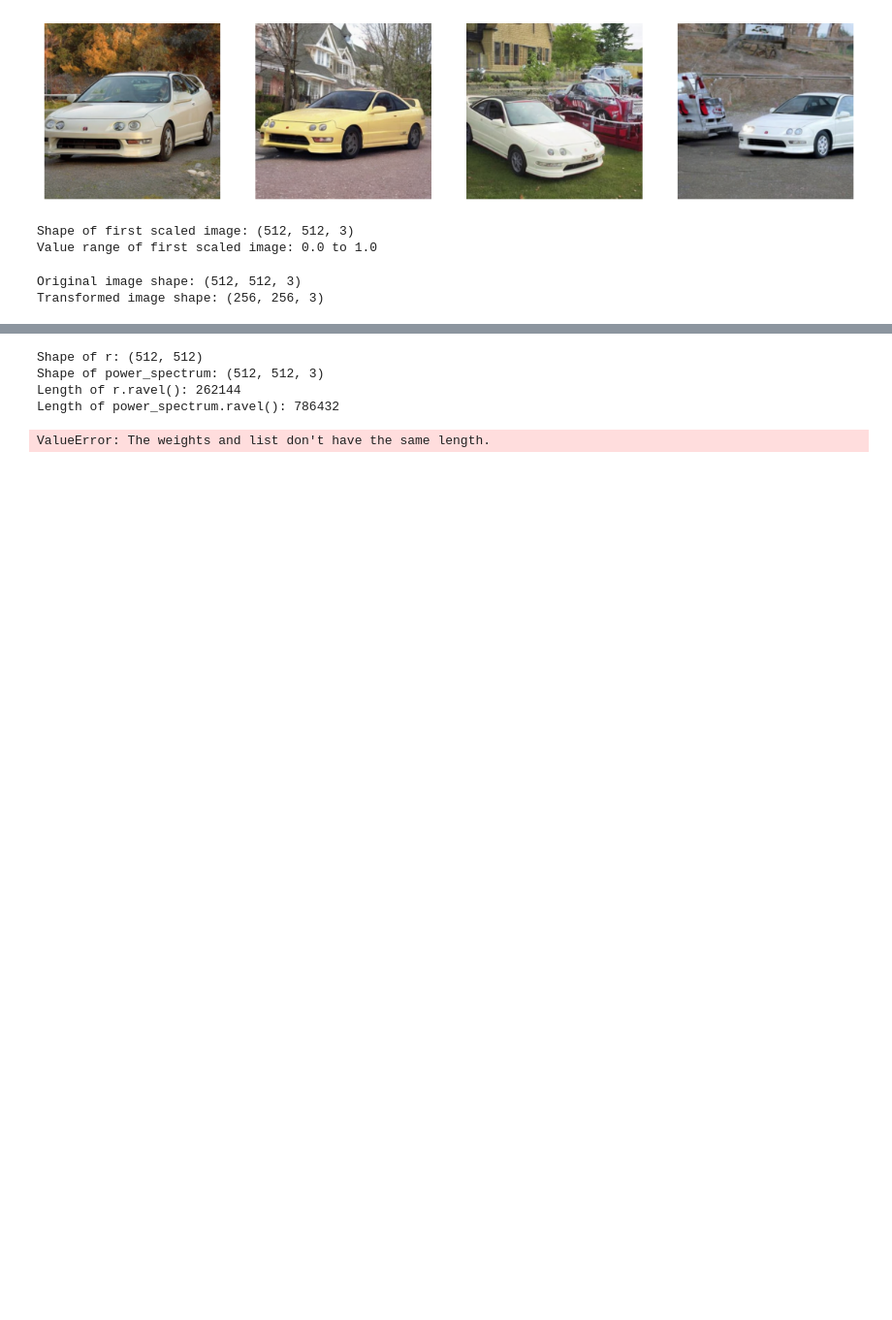
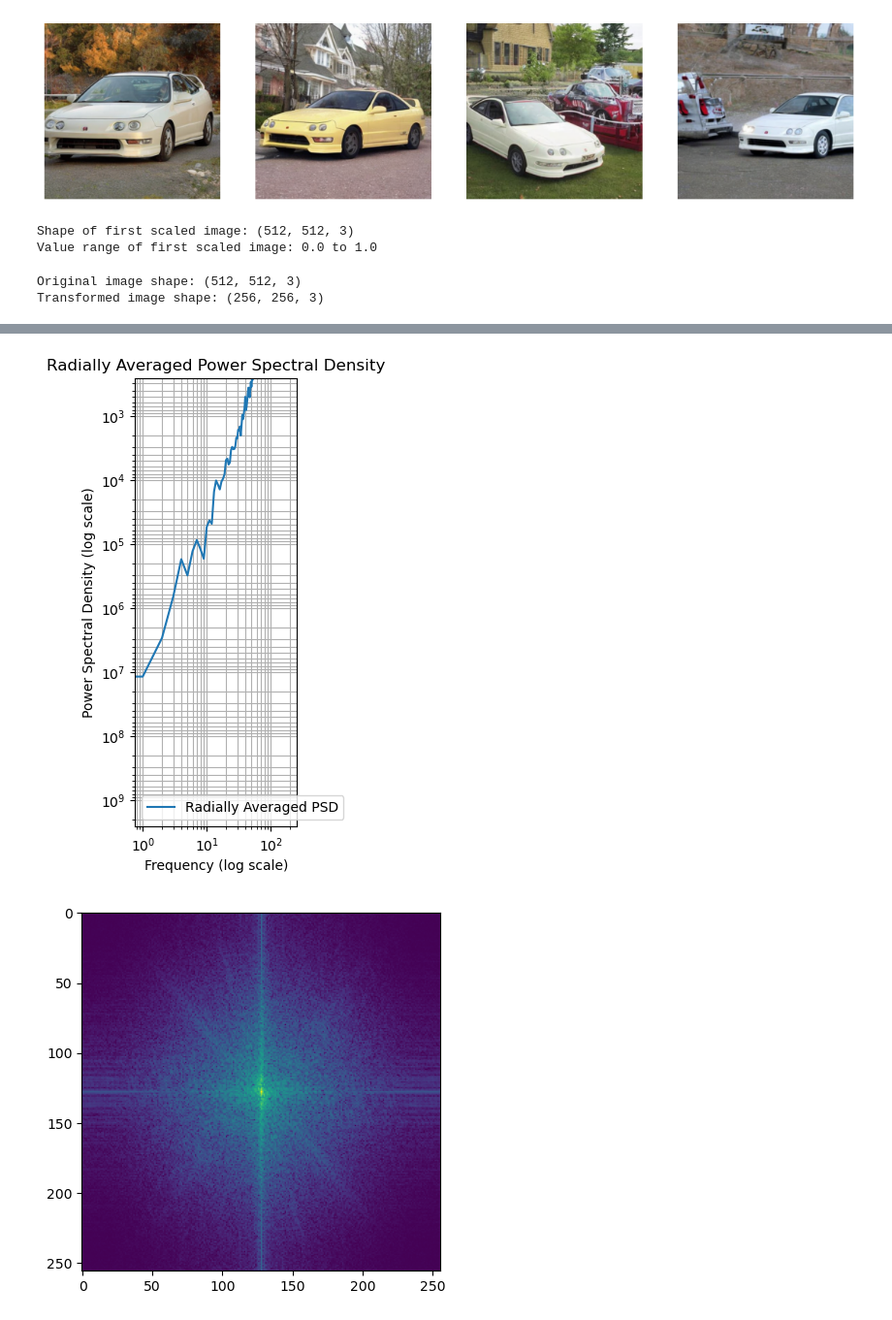
Before and after one commit to asbjornhp/Deeplearning-Group16, a Jupyter notebook: preprocessing.ipynb, the cells around one changed output, grey strips where cells are left out. Shown at 97% size. Drawn from its saved outputs; the diff is of its cells as text; code cells hidden in the pictures; blank space fills up the shorter version.

Commit message:
fixed the errors from the previous commit

```diff
--- a/preprocessing.ipynb
+++ b/preprocessing.ipynb
@@ -180,41 +180,59 @@ for k in range(num_displayed_examples):
 # %%
 # Frequency analysis of images
 
 
 for k in range(num_displayed_examples):
 
+    image_data = transformed_synth_cars[k]['image']
+
+    for channel in range(image_data.shape[2]):  # Loop over RGB channels
+        channel_data = image_data[..., channel]
+
+
+        # Compute power spectrum for this channel
+        f_transform = np.fft.fft2(channel_data)
+        f_transform_shifted = np.fft.fftshift(f_transform)
+        pow_spec = np.abs(f_transform_shifted) ** 2
+
+
     # Computing the power spectrum
-    spec = np.fft.fftshift(np.fft.fft2(scaled_cars_synth[k]))
+
+    spec = np.fft.fftshift(np.fft.fft2(channel_data))
     spec = np.abs(spec)
     spec = np.log(spec + 1)
-    pow_spec = np.abs(spec)**2
+
+    #pow_spec = np.abs(spec)**2
 
     # Creating a radial grid
-    ny, nx, _ = pow_spec.shape
+    ny, nx = pow_spec.shape
     y, x = np.indices((ny, nx))
     center_y, center_x = ny // 2, nx // 2
     r = np.sqrt((x - center_x)**2 + (y - center_y)**2)
 
-    print("Shape of r:", r.shape)
-    print("Shape of power_spectrum:", pow_spec.shape)
-    print("Length of r.ravel():", len(r.ravel()))
-    print("Length of power_spectrum.ravel():", len(pow_spec.ravel()))
 
-    # Radial binning -ERRORS
+    # Radial binning
     r = r.astype(np.int32)
     r_max = r.max()
     psd = np.bincount(r.ravel(), weights=pow_spec.ravel()) / np.bincount(r.ravel())
 
     # Generate frequencies for plotting
-    freqs = np.fft.fftfreq(nx, d=1)[:nx//2]  # Frequencies for the PSD (normalized)
+    freqs = np.arange(len(psd))  # Frequencies for the PSD (normalized)
+
+    plt.figure(figsize=(8, 6))
+    #plt.subplot(2, num_displayed_examples, k + 1)
+    plt.imshow(image_data)
+    plt.plot(freqs, psd, label="Radially Averaged PSD") #
+    plt.xscale("log")
+    plt.yscale("log")
+    plt.xlabel("Frequency (log scale)")
+    plt.ylabel("Power Spectral Density (log scale)")
+    plt.title("Radially Averaged Power Spectral Density")
+    plt.grid(which="both")
+    plt.legend()
+    plt.show()
 
 
-    plt.subplot(1, 4, k + 1)
     plt.imshow(spec)
-    plt.axis('off')
 # %% [output]
-Shape of r: (512, 512)
-Shape of power_spectrum: (512, 512, 3)
-Length of r.ravel(): 262144
-Length of power_spectrum.ravel(): 786432
-ValueError: The weights and list don't have the same length.
+[figure, added]
+[figure, added]
```
Also changed, not shown: parts of 2 cells of this notebook.
